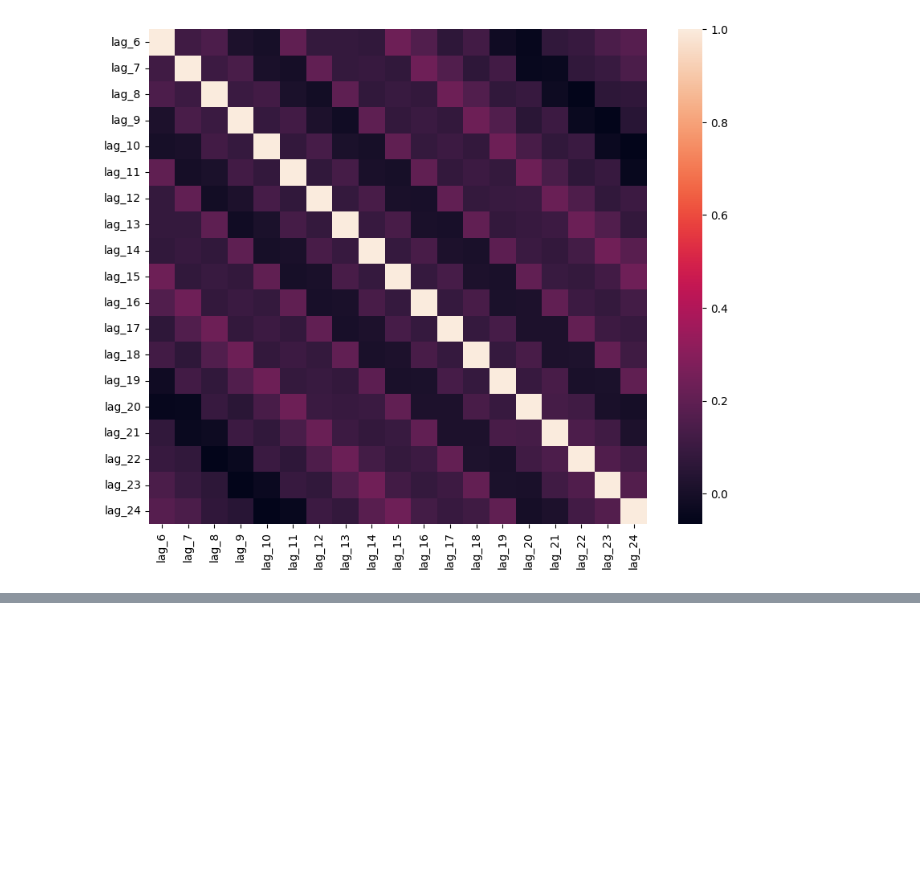
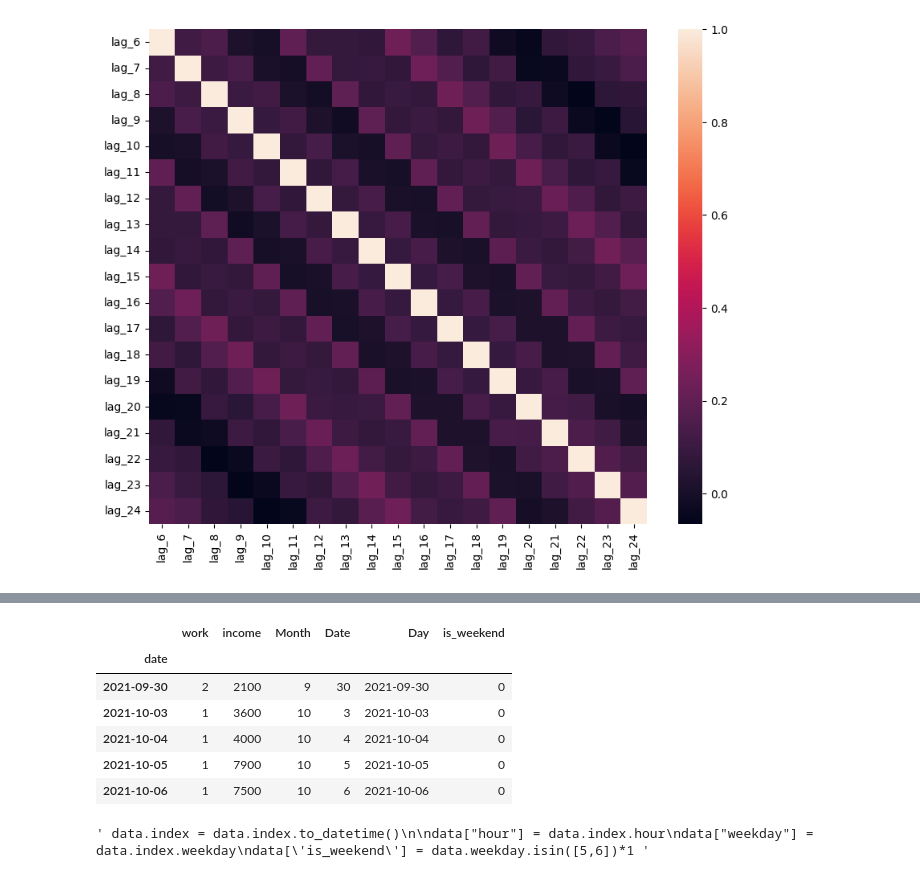
Before and after one commit to wessware/time_series_forecasting_linear_ml_models, a Jupyter notebook: models/linear_regressor_time_series_forecaster.ipynb, the cells around one changed output, grey strips where cells are left out. Cells and saved outputs as stored; diff of their text form; code cells hidden in the pictures; blank space fills up the shorter version.

```diff
--- a/models/linear_regressor_time_series_forecaster.ipynb
+++ b/models/linear_regressor_time_series_forecaster.ipynb
@@ -198,0 +224,25 @@ sns.heatmap(x_train.corr())
+# %%
+df['Month'] = df.index.month
+df['Date'] = df.index.day
+
+df['Day'] = df.index.date
+# %%
+df['is_weekend'] = df.Day.isin([5,6])*1
+# %%
+df.head()
+# %% [output]
+|  | work | income | Month | Date | Day | is_weekend |
+| date |  |  |  |  |  |  |
+| 2021-09-30 | 2 | 2100 | 9 | 30 | 2021-09-30 | 0 |
+| 2021-10-03 | 1 | 3600 | 10 | 3 | 2021-10-03 | 0 |
+| 2021-10-04 | 1 | 4000 | 10 | 4 | 2021-10-04 | 0 |
+| 2021-10-05 | 1 | 7900 | 10 | 5 | 2021-10-05 | 0 |
+| 2021-10-06 | 1 | 7500 | 10 | 6 | 2021-10-06 | 0 |
+# %%
+""" data.index = data.index.to_datetime()
+
+data["hour"] = data.index.hour
+data["weekday"] = data.index.weekday
+data['is_weekend'] = data.weekday.isin([5,6])*1 """
+# %% [output]
+' data.index = data.index.to_datetime()\n\ndata["hour"] = data.index.hour\ndata["weekday"] = data.index.weekday\ndata[\'is_weekend\'] = data.weekday.isin([5,6])*1 '
```
Also changed, not shown: parts of 4 cells of this notebook.
